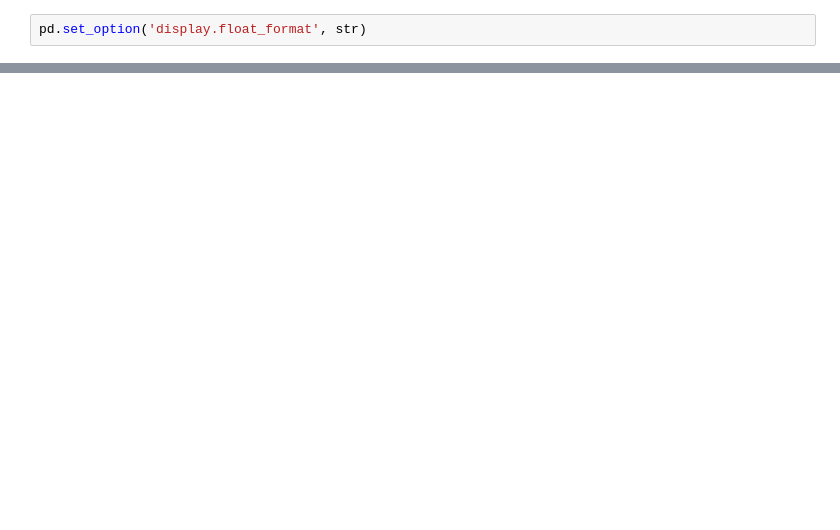
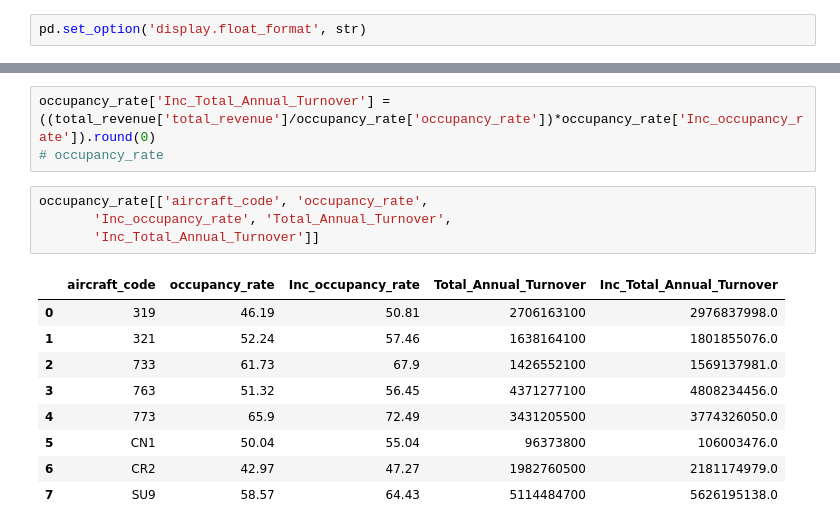
Before and after one commit to rishav197/Airline-Data-Analysis, a Jupyter notebook: Airline_Data_Analysis.ipynb, the cells around one changed output, grey strips where cells are left out. Drawn from its saved outputs; the diff is of its cells as text; blank space fills up the shorter version.

```diff
--- a/Airline_Data_Analysis.ipynb
+++ b/Airline_Data_Analysis.ipynb
@@ -330,0 +335,17 @@ occupancy_rate
+# %%
+occupancy_rate['Inc_Total_Annual_Turnover'] = ((total_revenue['total_revenue']/occupancy_rate['occupancy_rate'])*occupancy_rate['Inc_occupancy_rate']).round(0)
+# occupancy_rate
+# %%
+occupancy_rate[['aircraft_code', 'occupancy_rate',
+       'Inc_occupancy_rate', 'Total_Annual_Turnover',
+       'Inc_Total_Annual_Turnover']]
+# %% [output]
+|  | aircraft_code | occupancy_rate | Inc_occupancy_rate | Total_Annual_Turnover | Inc_Total_Annual_Turnover |
+| 0 | 319 | 46.19 | 50.81 | 2706163100 | 2976837998.0 |
+| 1 | 321 | 52.24 | 57.46 | 1638164100 | 1801855076.0 |
+| 2 | 733 | 61.73 | 67.9 | 1426552100 | 1569137981.0 |
+| 3 | 763 | 51.32 | 56.45 | 4371277100 | 4808234456.0 |
+| 4 | 773 | 65.9 | 72.49 | 3431205500 | 3774326050.0 |
+| 5 | CN1 | 50.04 | 55.04 | 96373800 | 106003476.0 |
+| 6 | CR2 | 42.97 | 47.27 | 1982760500 | 2181174979.0 |
+| 7 | SU9 | 58.57 | 64.43 | 5114484700 | 5626195138.0 |
```
Also changed, not shown: parts of 9 cells of this notebook.
